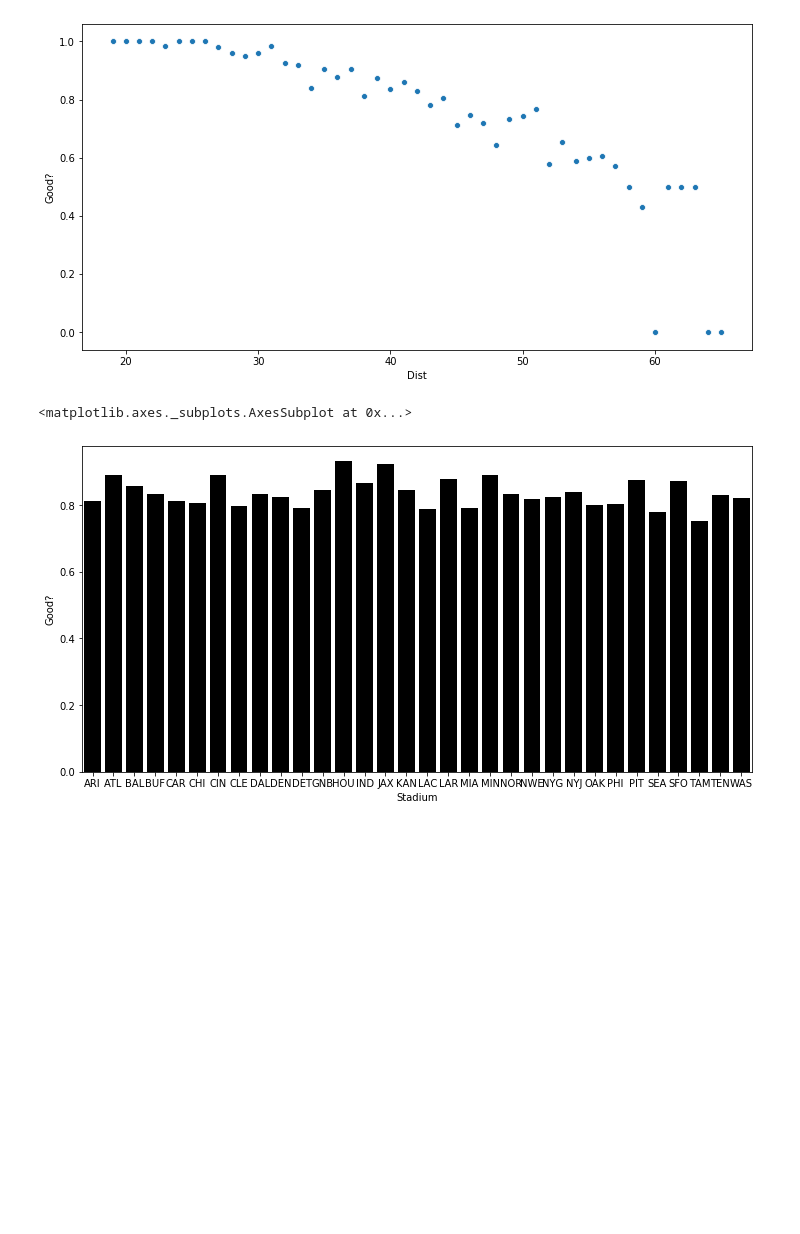
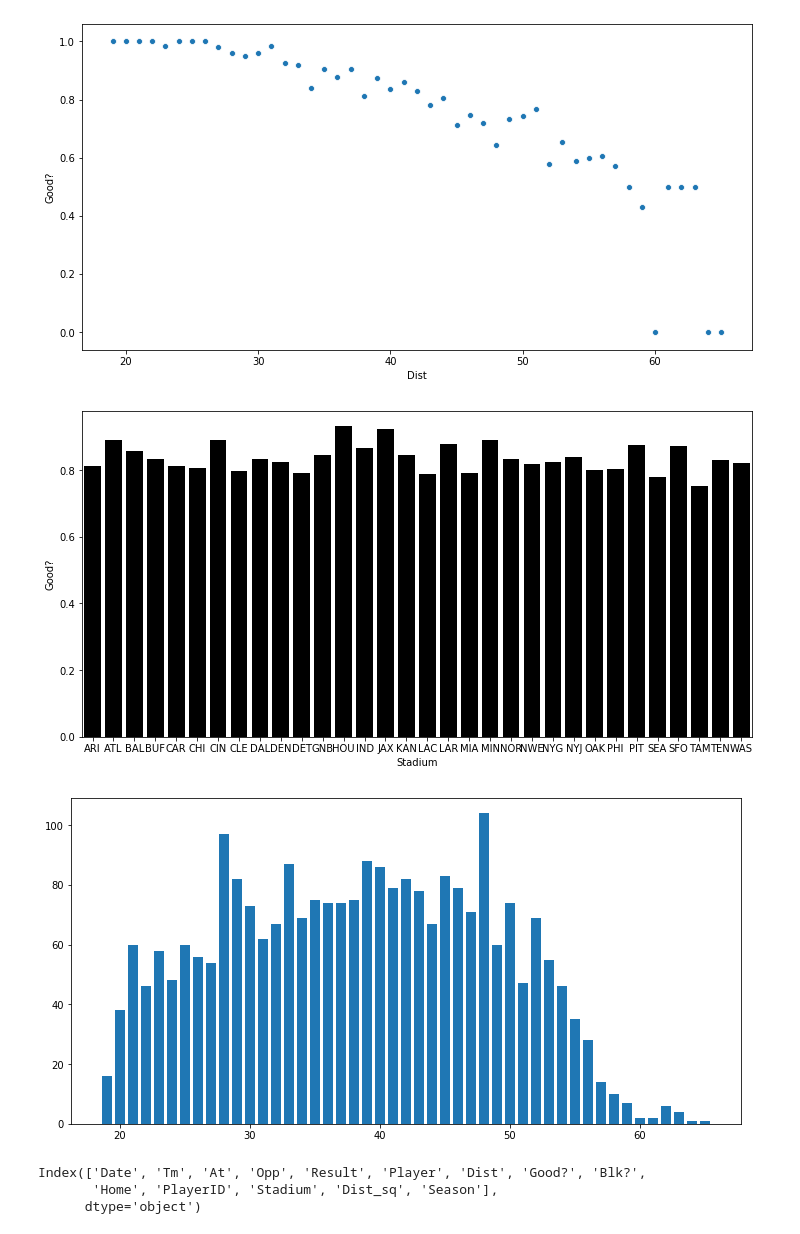
Before and after one commit to timcopelandoh/nflkickerratings, a Jupyter notebook: kicking analysis.ipynb, the cells around one changed output. Cells and saved outputs as stored; diff of their text form; code cells hidden in the pictures; blank space fills up the shorter version.

```diff
--- a/kicking analysis.ipynb
+++ b/kicking analysis.ipynb
@@ -34,4 +12,6 @@ def convert_date(x):
 # %%
+kicks = pd.read_csv('kickingdata.csv', header=0)
+
 # Rename column containing an @ symbol if the kicking team is the away team.
 kicks.rename(columns={'Unnamed: 3':'At'}, inplace=True)
 
@@ -53,5 +33,20 @@ kicks['Good?'] = (kicks['Good?']=='Y')
 # Reformat blocked kick column to be a boolean
 kicks['Blk?'] = (kicks['Blk?']=='Y')
 
+# Function to convert date from the given format (a string with the format mm/dd/yy)
+# to python date format.
+def convert_date(x):
+    x = x.split('/')
+    return datetime.date(int('20'+x[2]), int(x[0]), int(x[1]))
+
 # Reformat date column
 kicks['Date'] = kicks['Date'].apply(convert_date)
+
+# Create variable for distance squared
+kicks['Dist_sq'] = kicks['Dist'].apply(lambda x: x**2)
+
+# Create variable for season of kick
+kicks['Season'] = kicks['Date'].apply(lambda x: x.year)
+
+# Create month variable
+kicks['Month'] = kicks['Date'].apply(lambda x: x.month)
@@ -89,6 +64,18 @@ bystadium = kicks.groupby(['Stadium']).mean()
 
 plt.figure(figsize=(12,6))
 sns.barplot(bystadium.index, bystadium['Good?'], color='black')
+plt.show()
 # %% [output]
-<matplotlib.axes._subplots.AxesSubplot at 0x...>
 [figure]
+# %%
+plt.figure(figsize=(12,6))
+plt.bar(kicks['Dist'].value_counts().sort_index().index, kicks['Dist'].value_counts().sort_index())
+plt.show()
+# %% [output]
+[figure, added]
+# %%
+kicks.columns
+# %% [output]
+Index(['Date', 'Tm', 'At', 'Opp', 'Result', 'Player', 'Dist', 'Good?', 'Blk?',
+       'Home', 'PlayerID', 'Stadium', 'Dist_sq', 'Season'],
+      dtype='object')
```
Also changed, not shown: parts of 21 cells of this notebook, 3 other files.
